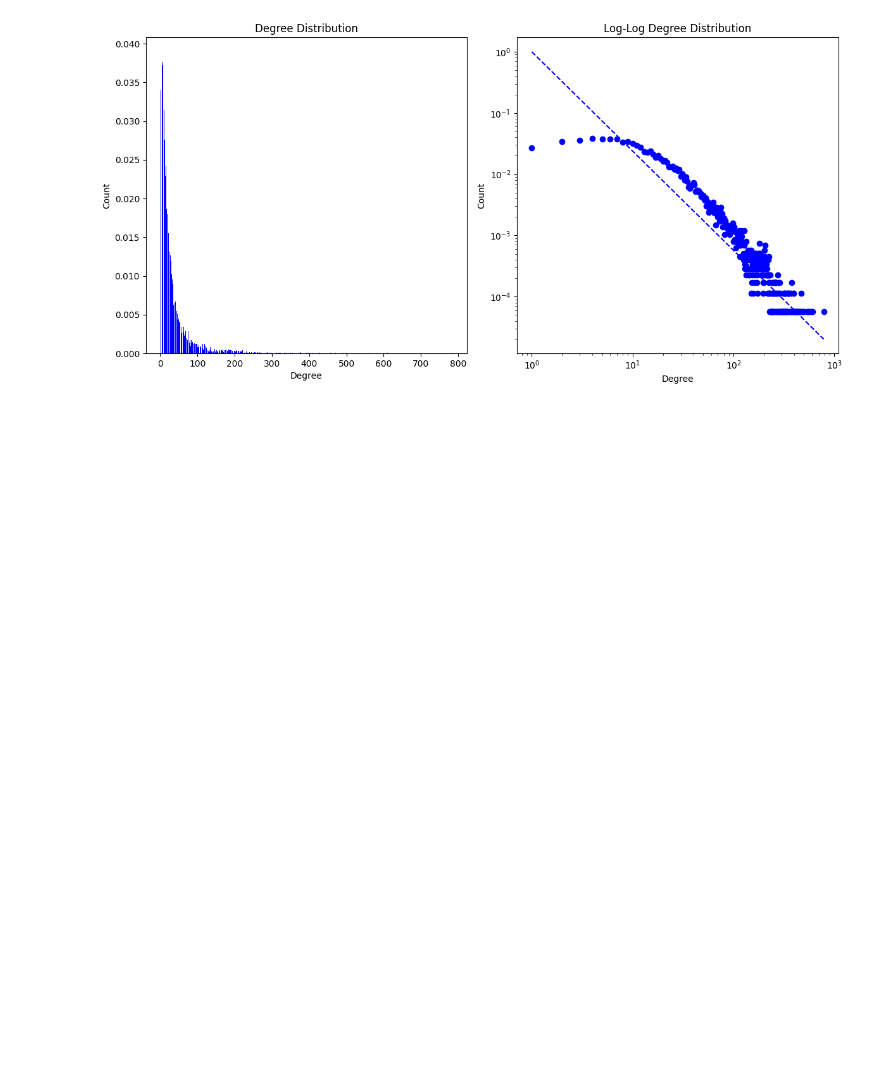
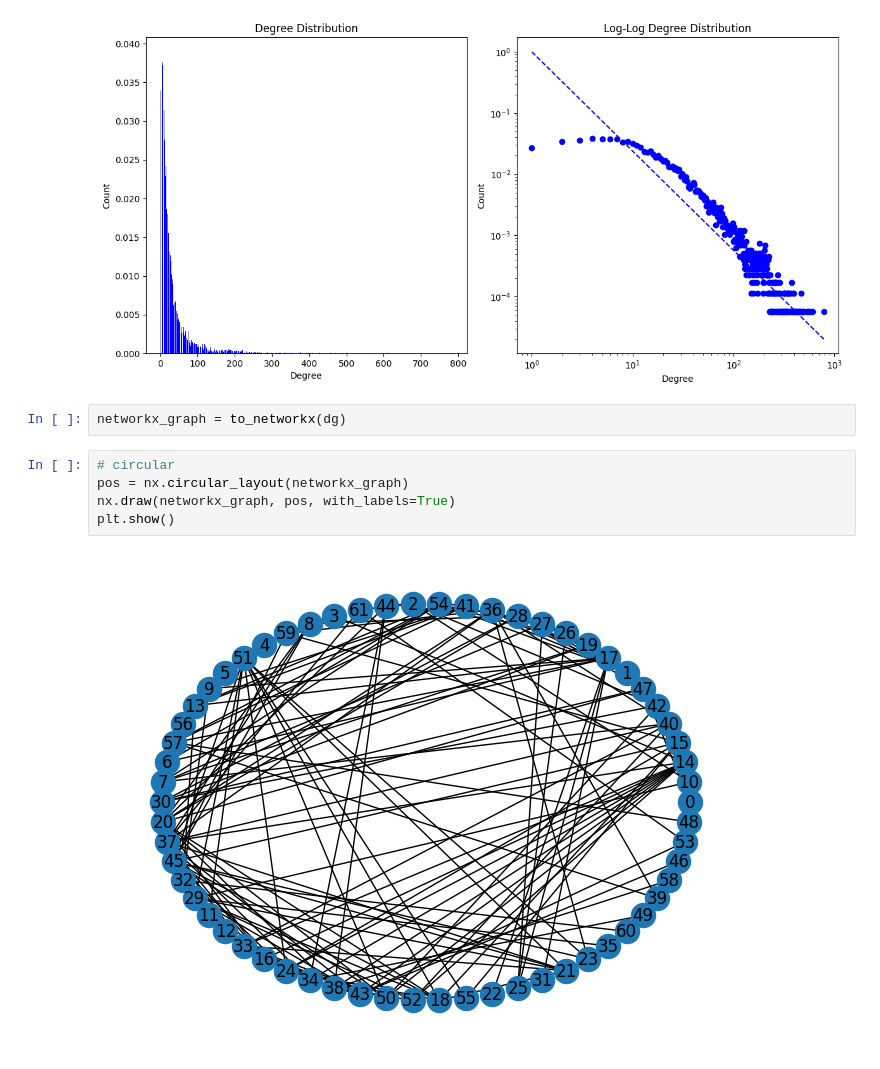
Before and after one commit to JanezSedeljsak/network-utils, a Jupyter notebook: test.ipynb, the cells around one changed output. Cells and saved outputs as stored; diff of their text form; blank space fills up the shorter version.

Commit message:
started wutg graph visualizations

```diff
--- a/test.ipynb
+++ b/test.ipynb
@@ -97,3 +96,12 @@ Approx. Avg. Path Length: 4.865771812080537
 plot_deg(gi)
 # %% [output]
 [figure]
+# %%
+networkx_graph = to_networkx(dg)
+# %%
+# circular
+pos = nx.circular_layout(networkx_graph)
+nx.draw(networkx_graph, pos, with_labels=True)
+plt.show()
+# %% [output]
+[figure, added]
```
Also changed, not shown: parts of 7 cells of this notebook, 4 other files.
